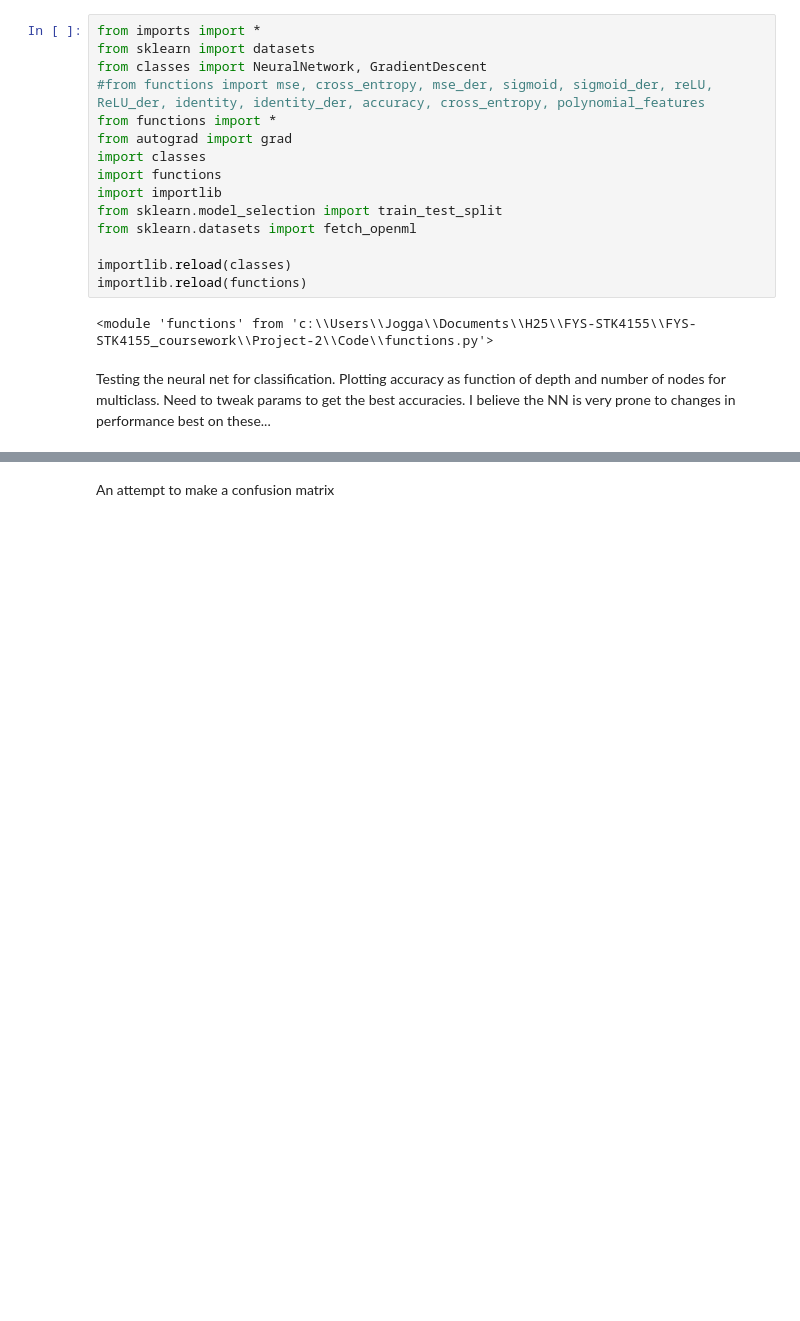
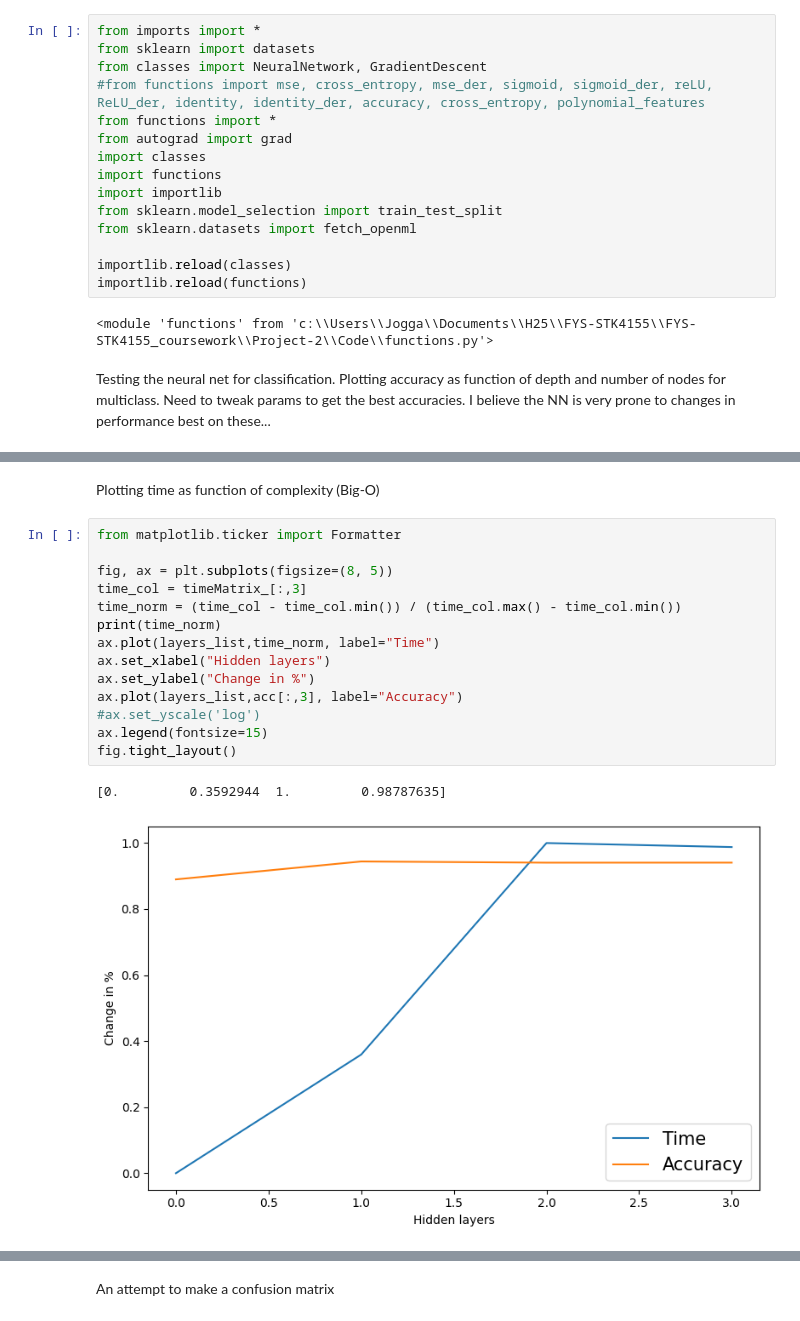
Before and after one commit to JVestly/Project-2, a Jupyter notebook: Code/tests_f.ipynb, the cells around one changed output, grey strips where cells are left out. Cells and saved outputs as stored; diff of their text form; blank space fills up the shorter version.

```diff
--- a/Code/tests_f.ipynb
+++ b/Code/tests_f.ipynb
@@ -80,3 +160,22 @@ KeyboardInterrupt:
+# %% [markdown]
+Plotting time as function of complexity (Big-O)
+# %%
+from matplotlib.ticker import Formatter
+
+fig, ax = plt.subplots(figsize=(8, 5))
+time_col = timeMatrix_[:,3]
+time_norm = (time_col - time_col.min()) / (time_col.max() - time_col.min())
+print(time_norm)
+ax.plot(layers_list,time_norm, label="Time")
+ax.set_xlabel("Hidden layers")
+ax.set_ylabel("Change in %")
+ax.plot(layers_list,acc[:,3], label="Accuracy")
+#ax.set_yscale('log')
+ax.legend(fontsize=15)
+fig.tight_layout()
+# %% [output]
+[0.         0.3592944  1.         0.98787635]
+[figure, added]
 # %%
 
 import seaborn as sns
```
Also changed, not shown: parts of 5 cells of this notebook, 4 other files.
